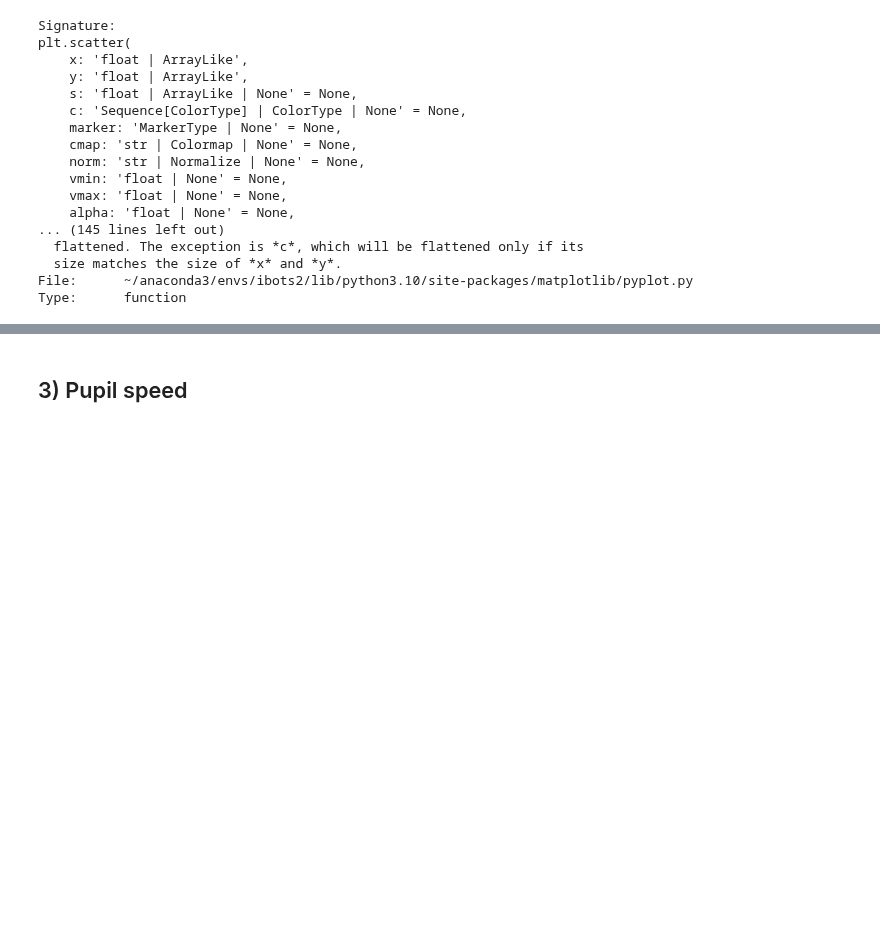
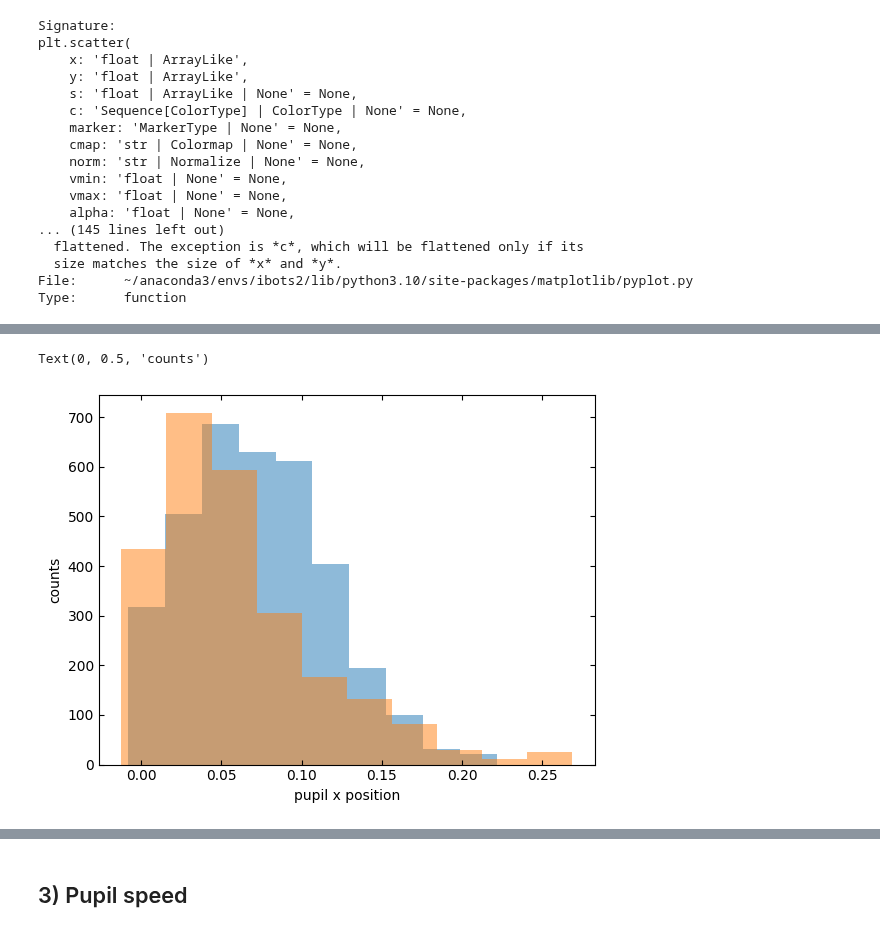
Before and after one commit to ibehave-ibots/iBOTS-Tools, a Jupyter notebook: workshops/python-workshop-1/exercises/ben/Day2-pupil-with-solns.ipynb, the cells around one changed output, grey strips where cells are left out. Drawn from its saved outputs; the diff is of its cells as text; code cells hidden in the pictures; blank space fills up the shorter version.

```diff
--- a/workshops/python-workshop-1/exercises/ben/Day2-pupil-with-solns.ipynb
+++ b/workshops/python-workshop-1/exercises/ben/Day2-pupil-with-solns.ipynb
@@ -74,0 +170,8 @@ Text(0, 0.5, 'pupil y position')
+# %%
+plt.hist(contrast_diff_100_df_r.pupil_x, alpha=0.5)
+plt.hist(contrast_diff_100_df_l.pupil_x, alpha=0.5)
+plt.xlabel('pupil x position')
+plt.ylabel('counts')
+# %% [output]
+Text(0, 0.5, 'counts')
+[figure, added]
```
Also changed, not shown: parts of 48 cells of this notebook, 1 other file.
